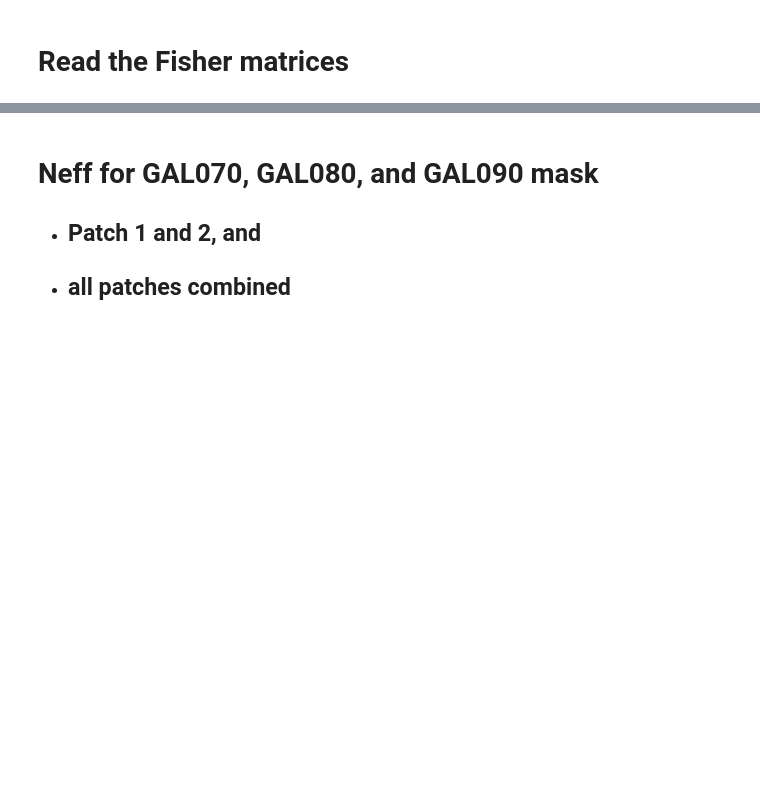
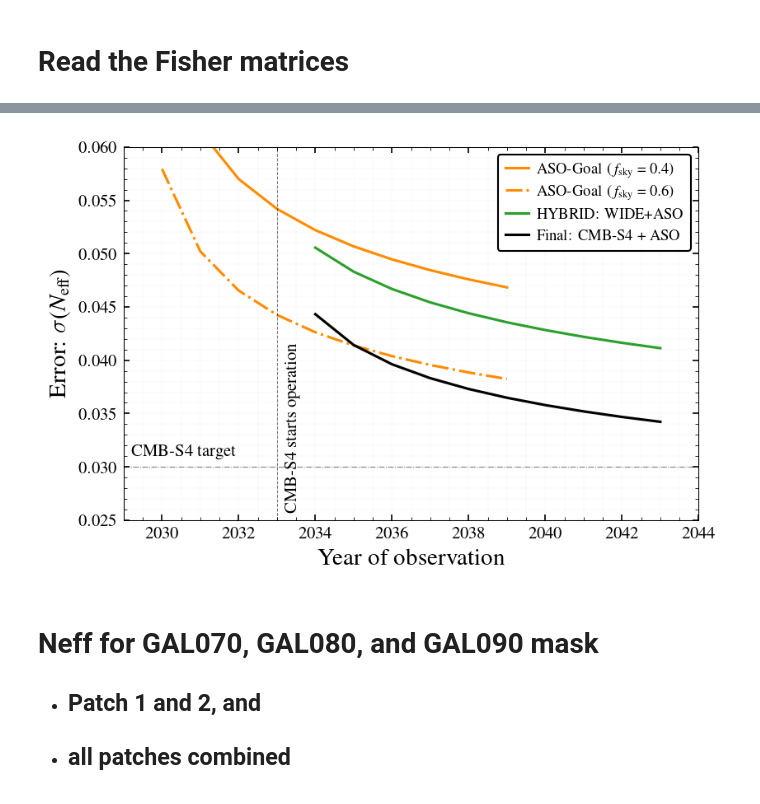
Before and after one commit to sriniraghunathan/cmb_s4_all_chile_optimisation_2025_05, a Jupyter notebook: make_neff_plots.ipynb, the cells around one changed output, grey strips where cells are left out. Saved outputs shown, nothing was run; the diff lists cells and outputs as text; code cells hidden in the pictures; blank space fills up the shorter version.

```diff
--- a/make_neff_plots.ipynb
+++ b/make_neff_plots.ipynb
@@ -107,3 +212,57 @@ dict_keys(['baseline', 'goal', 'S4'])
+# %%
+#plot
+pl_specs_dic = {}
+pl_specs_dic = {
+             #'aso_rest': [r'ASO-REST', 'blue'],
+             'aso': [r'ASO-Goal ($f_{\rm sky} = 0.4$)', 'darkorange'],
+             'aso_opt': [r'ASO-Goal ($f_{\rm sky} = 0.6$)', 'darkorange'],
+             #'s4_delensing': [r'HYBRID: DELENS', 'purple'],
+             's4_wide_plus_aso': [r'HYBRID: WIDE+ASO', 'tab:green'],
+             #'s4_wide_plus_aso+delensing': [r'HYBRID: WIDE+ASO w/ DELENS', 'goldenrod'],
+             's4_wide_plus_aso+aso_rest': [r'Final: CMB-S4 + ASO', 'black'],
+             #'final': [r'HYBRID: WIDE+ASO w/ DELENS w/ ASO-REST', 'black'],
+            }
+
+clf()
+actual_stat_year_for_aso = 2029
+actual_stat_year_for_s4 = 2033
+max_year_for_aso = 5
+ymin, ymax = 0.025, 0.06
+xmin, xmax = actual_stat_year_for_aso, actual_stat_year_for_s4 + 11
+fsval = 14
+for keyname in pl_specs_dic:
+    labval, colorval = pl_specs_dic[keyname]
+    xarr, yarr = [], []
+    for year in year_arr:
+        ##if keyname == 'aso' and year>max_year_for_aso: continue
+        curr_sigma_neff = sigma_neff_dic[keyname][year]
+        if keyname in ['aso', 'aso_rest', 'aso_opt']:
+            actual_start_year = actual_stat_year_for_aso
+        else:
+            actual_start_year = actual_stat_year_for_s4
+        xarr.append( year + actual_start_year )
+        yarr.append( curr_sigma_neff )
+    if keyname == 'aso_opt':
+        lsval = '-.'
+    else:
+        lsval = '-'
+    plot(xarr, yarr, color = colorval, label = labval, ls = lsval, lw = 1.5)
+axhline(0.03, lw = 0.5, alpha = 0.5, ls = '-.')
+text(actual_stat_year_for_aso + .2, 0.031, r'CMB-S4 target')
+axvline( actual_stat_year_for_s4, lw = 0.5, alpha = 0.5, ls = '--')
+text(actual_stat_year_for_s4 + .2, 0.026, r'CMB-S4 starts operation', rotation = 90.)
+ylim( ymin, ymax )
+xlim( xmin, xmax )
+legend(loc = 1, fontsize = fsval-5, ncol = 1, framealpha = 1., columnspacing = 0.5, handletextpad = 0.5, handlelength = 1.5)
+ylabel(r'Error: $\sigma(N_{\rm eff})$', fontsize = fsval)
+xlabel(r'Year of observation', fontsize = fsval )
+#title(r'%s' %(title_str), fontsize = fsval + 2)
+grid(True, which = 'both', axis = 'both', lw = 0.2, alpha = 0.05)
+plname = 'plots/neff_final.pdf'
+savefig(plname, dpi = 200.)
+show()
+# %% [output]
+[figure, added]
 # %% [markdown]
 # Neff for GAL070, GAL080, and GAL090 mask
 * ## Patch 1 and 2, and
```
Also changed, not shown: parts of 7 cells of this notebook, 2 other files.
